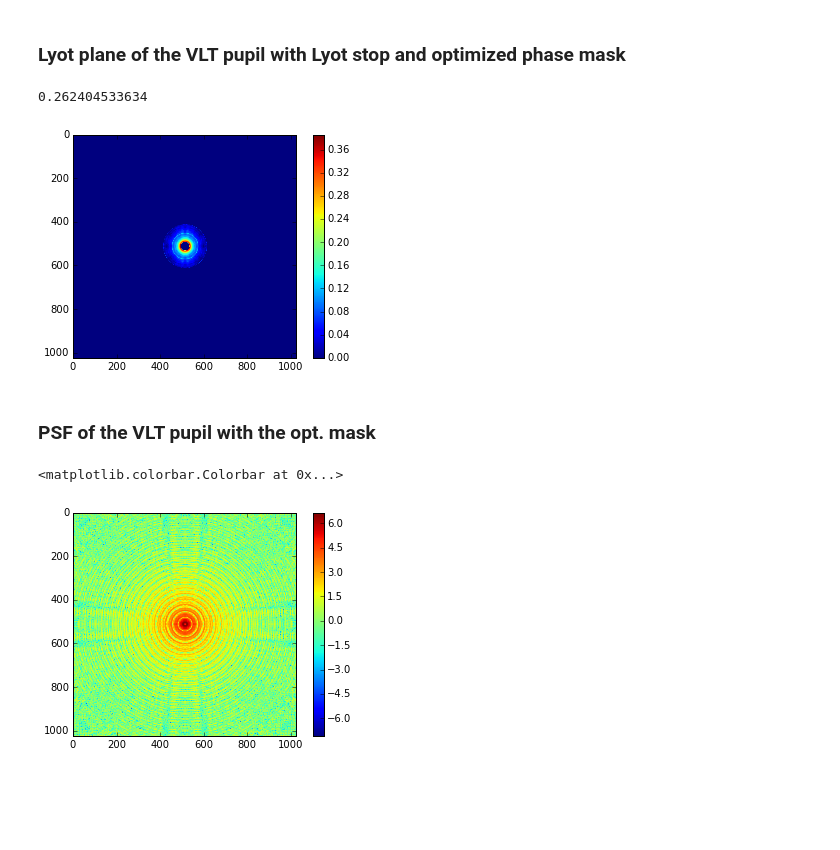
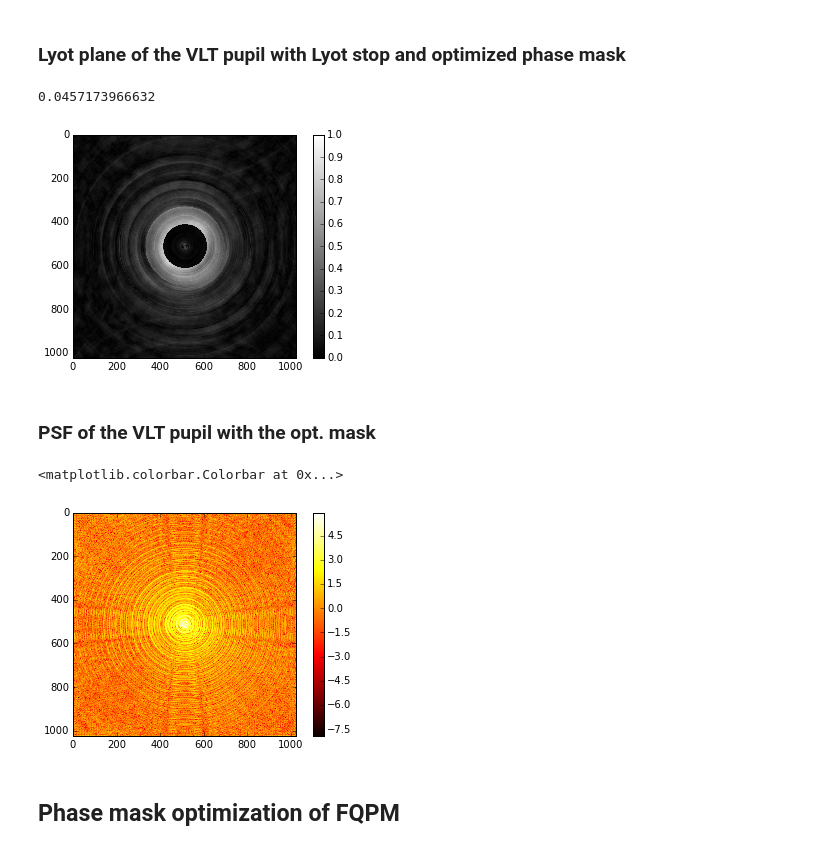
Before and after one commit to patapisp/pyNodal, a Jupyter notebook: MaskOptimization.ipynb, the cells around one changed output. Cells and saved outputs as stored; diff of their text form; code cells hidden in the pictures; blank space fills up the shorter version.

Commit message:
MaskOpt with circular symmetry
Circular symmetra, polartransform
phase functions file

```diff
--- a/MaskOptimization.ipynb
+++ b/MaskOptimization.ipynb
@@ -64,10 +168,11 @@ def calcMask(EP, FPMinit, LS, OPT_REG_FP, OPT_REG_LP, max_its, goal_leak):
 # %% [markdown]
 ## Main
 # %%
-N = 1024
+N = 2048
 x = np.arange(-N/2, N/2)
 y = np.arange(-N/2, N/2)
 X, Y = np.meshgrid(x,y)
+
 RHO, THETA = cart2pol(X,Y)
 
 apRad = 250
@@ -76,11 +181,11 @@ lambdaOverD = N/apRad/2
 # choose entrance pupil
 #EP = fits.getdata('VLT_pupil_N=512_apRad_250.0.fits')
 from pupil_masks import make_annular_pupil
-EP = make_annular_pupil(1024, 100, 0.2)
-#EP = np.lib.pad(EP, (256, 256), 'constant', constant_values=(0,0))
+EP = make_annular_pupil(1024, 250, 0.2)
+EP = np.lib.pad(EP, (512, 512), 'constant', constant_values=(0,0))
 FPM_init = np.exp(1j*2*THETA)
 FP = myfft2(EP)*FPM_init
 LP = myifft2(FP)
-plt.imshow(abs(LP), interpolation='nearest', cmap='jet')
+plt.imshow(abs(EP), interpolation='nearest', cmap='gray', vmin=0, vmax=1)
 plt.colorbar()
 # %% [output]
@@ -98,6 +231,6 @@ OPT_REG_FP = np.ones((N,N))
 LS = EP
 OPT_REG_LP = EP
 
-max_its = 50
-goal_leak = 1e-6
-FPM,FPC,its,leak = calcMask( EP, FPM_init, LS, OPT_REG_FP, OPT_REG_LP, max_its, goal_leak )
+max_its = 39
+goal_leak = 1e-5
+FPM,FPC,its,leak = calcMask_forcesymmetry( EP, FPM_init, LS, OPT_REG_FP, OPT_REG_LP, max_its, goal_leak )
@@ -137,20 +272,22 @@ plt.colorbar()
 # %%
 PSF_c = myfft2(EP)
 FP_c = PSF_c*FPM
 LPj_c = myifft2(FP_c)
 LPj_stop_c = LPj_c*LS
-plt.imshow(abs(LPj_stop_c))
+plt.imshow(abs(LPj_c),interpolation='nearest', cmap='gray', vmin=0, vmax=1)
 plt.colorbar()
 print(np.sum(np.sum(abs(LPj_stop_c))**2)/np.sum(np.sum(abs(LPj_stop))**2))
 # %% [output]
-0.262404533634
+0.0457173966632
-[figure, old version]
+[figure, new version]
 # %% [markdown]
 ### PSF of the VLT pupil with the opt. mask
 # %%
 PSF2_c = myfft2(LPj_stop_c)
-plt.imshow(np.log(abs(PSF2_c)))
+plt.imshow(np.log(abs(PSF2_c)),interpolation='nearest', cmap='hot')
 plt.colorbar()
 # %% [output]
 <matplotlib.colorbar.Colorbar at 0x...>
-[figure, old version]
+[figure, new version]
+# %% [markdown]
+## Phase mask optimization of FQPM
```
Also changed, not shown: parts of 14 cells of this notebook, 2 other files.
